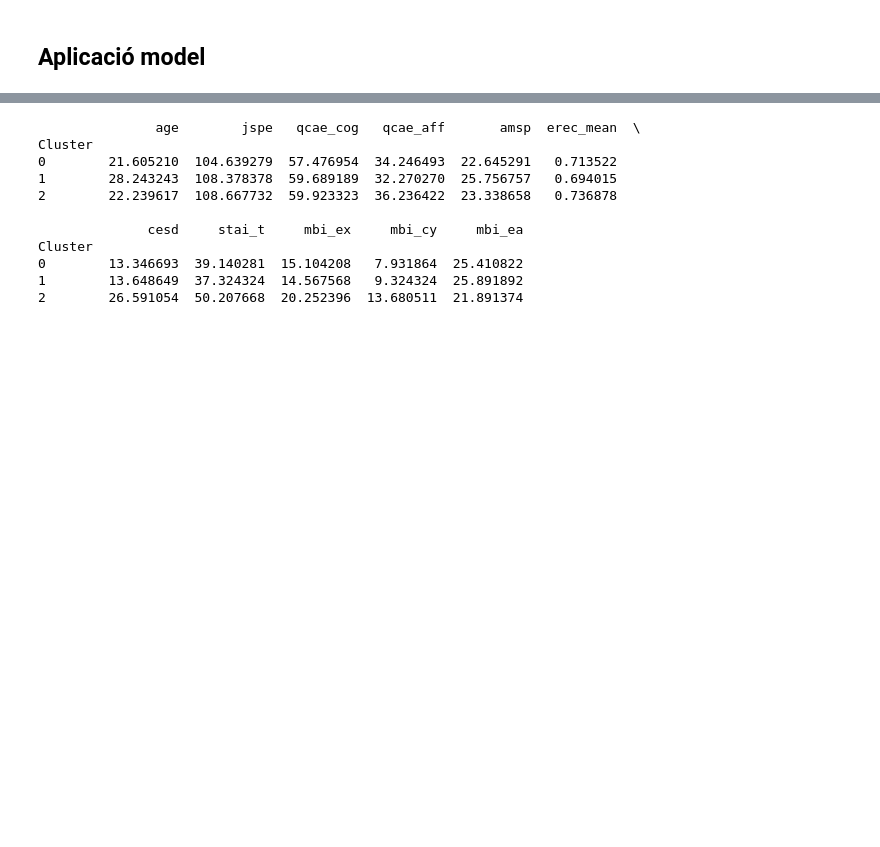
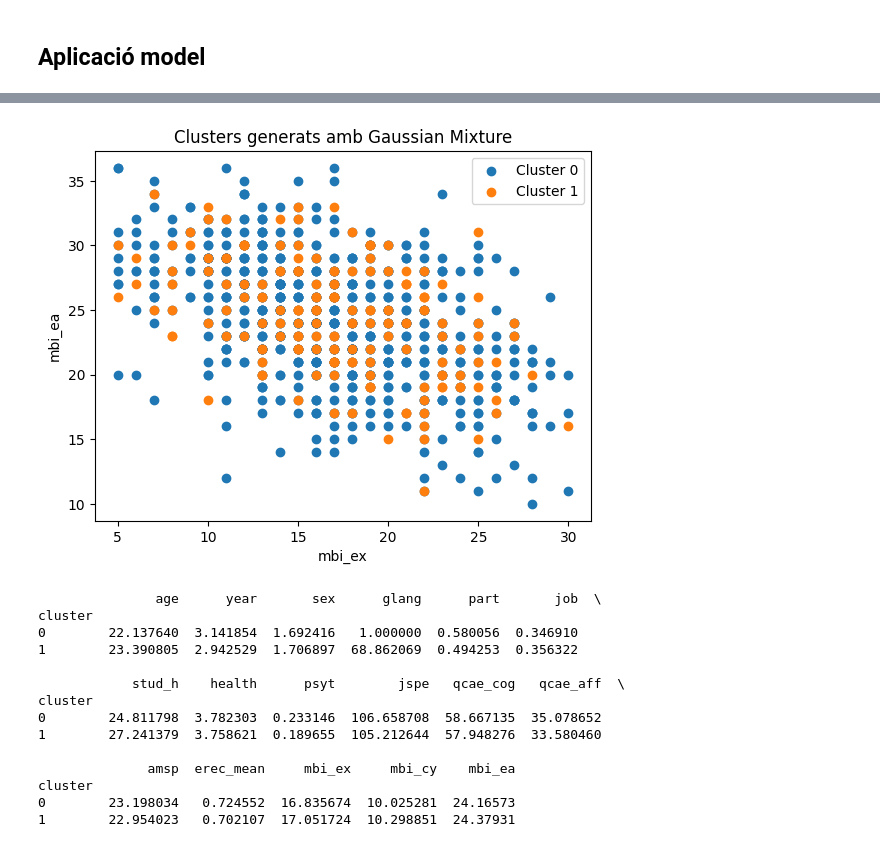
Before and after one commit to DCC-UAB/ACproject-07, a Jupyter notebook: codi/gaussianMixture.ipynb, the cells around one changed output, grey strips where cells are left out. Cells and saved outputs as stored; diff of their text form; code cells hidden in the pictures; blank space fills up the shorter version.

```diff
--- a/codi/gaussianMixture.ipynb
+++ b/codi/gaussianMixture.ipynb
@@ -82,22 +61,38 @@ df_clustered.head(5)
+# %%
+# Plot dels punts amb diferents colors segons el cluster al qual pertanyen
+for i in range(n_grups):
+    cluster_points = df_clustered[df_clustered['cluster'] == i]
+    plt.scatter(cluster_points.iloc[:, 14], cluster_points.iloc[:, 16], label=f'Cluster {i}')
+
+plt.title('Clusters generats amb Gaussian Mixture')
+plt.xlabel('mbi_ex')
+plt.ylabel('mbi_ea')
+plt.legend()
+plt.show()
+# %% [output]
+[figure, added]
 # %%
 # Grouping the data frame by cluster to get the properties of each cluster
-cluster_grouped = df_clustered.groupby('Cluster')
+cluster_grouped = df_clustered.groupby('cluster')
 cluster_properties = cluster_grouped.mean()
 
 # Printing the properties of each cluster (mean values of the variables)
 print(cluster_properties)
 # %% [output]
-               age        jspe   qcae_cog   qcae_aff       amsp  erec_mean  \
-Cluster
-0        21.605210  104.639279  57.476954  34.246493  22.645291   0.713522
-1        28.243243  108.378378  59.689189  32.270270  25.756757   0.694015
-2        22.239617  108.667732  59.923323  36.236422  23.338658   0.736878
+               age      year       sex      glang      part       job  \
+cluster
+0        22.137640  3.141854  1.692416   1.000000  0.580056  0.346910
+1        23.390805  2.942529  1.706897  68.862069  0.494253  0.356322
 
-              cesd     stai_t     mbi_ex     mbi_cy     mbi_ea
-Cluster
-0        13.346693  39.140281  15.104208   7.931864  25.410822
-1        13.648649  37.324324  14.567568   9.324324  25.891892
-2        26.591054  50.207668  20.252396  13.680511  21.891374
+            stud_h    health      psyt        jspe   qcae_cog   qcae_aff  \
+cluster
+0        24.811798  3.782303  0.233146  106.658708  58.667135  35.078652
+1        27.241379  3.758621  0.189655  105.212644  57.948276  33.580460
+
+              amsp  erec_mean     mbi_ex     mbi_cy    mbi_ea
+cluster
+0        23.198034   0.724552  16.835674  10.025281  24.16573
+1        22.954023   0.702107  17.051724  10.298851  24.37931
 # %%
 # Getting the number of patients in each cluster
 cluster_grouped.size()
```
Also changed, not shown: parts of 25 cells of this notebook, 1 other file.
